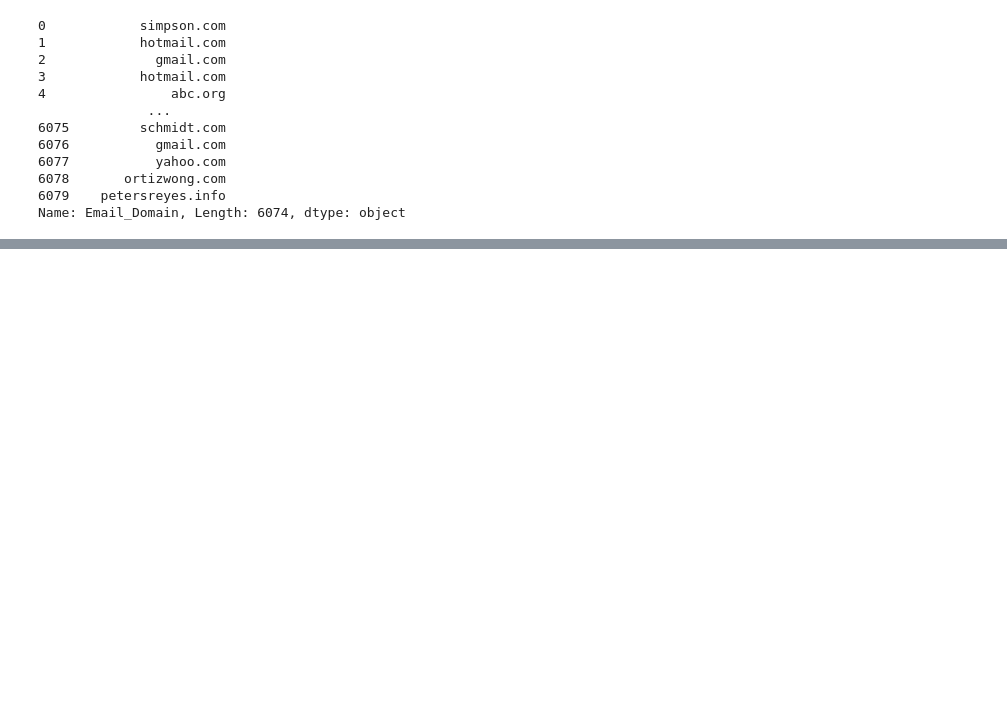
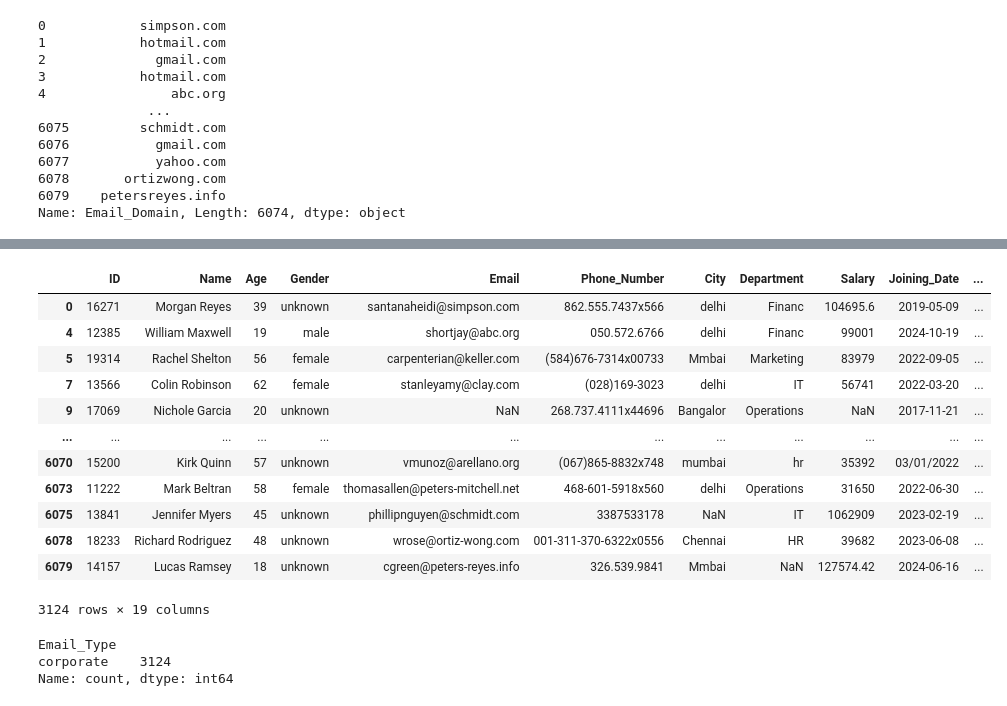
Before and after one commit to Harshi-63/Python-Training, a Jupyter notebook: data_Analysis.ipynb, the cells around one changed output, grey strips where cells are left out. Saved outputs shown, nothing was run; the diff lists cells and outputs as text; code cells hidden in the pictures; blank space fills up the shorter version.

```diff
--- a/data_Analysis.ipynb
+++ b/data_Analysis.ipynb
@@ -532,5 +526,5 @@ See the caveats in the documentation: https://pandas.pydata.org/pandas-docs/stab
 # %%
-df['Email_Domain'] = df['Email_Domain'].replace({
+df.loc[:,'Email_Domain'] = df['Email_Domain'].replace({
     'gamil.com': 'gmail.com',
     'yahooo.com': 'yahoo.com'
 })
@@ -543,2 +531,2 @@ See the caveats in the documentation: https://pandas.pydata.org/pandas-docs/stab
 # %%
-df['Email_Domain'] = df['Email_Domain'].replace('nan',np.nan)
+df.loc[:, 'Email_Domain'] = df['Email_Domain'].replace('nan',np.nan)
@@ -551,9 +533,16 @@ See the caveats in the documentation: https://pandas.pydata.org/pandas-docs/stab
 # %%
 counts = df['Email_Domain'].value_counts()
 
-rare_domains = counts[counts<50].index
-df['Domain'] = df['Email_Domain'].replace(rare_domains,'Others')
-df['Domain']
+rare_domains = counts[counts < 50].index
+
+# create Domain column first
+df['Domain'] = df['Email_Domain'].replace(rare_domains, 'Others')
+
+# now fill missing using mode (MOST COMMON VALUE)
+df['Domain'] = df['Domain'].fillna(df['Domain'].mode()[0])
+
+# check missing values
+df['Domain'].isna().sum()
 # %% [output]
 A value is trying to be set on a copy of a slice from a DataFrame.
 Try using .loc[row_indexer,col_indexer] = value instead
@@ -574,0 +576,3 @@ Name: Domain, Length: 6074, dtype: object
+# %%
+free_domains = ['gmail.com','yahoo.com','hotmail.com']
+df.loc[:,'Email_Type'] = df['Email_Domain'].apply(lambda x: 'personal' if x in free_domains else 'corporate')
@@ -574,0 +585,23 @@ Name: Domain, Length: 6074, dtype: object
+# %%
+corporate_users = df[df['Email_Type'] == 'corporate']
+corporate_users
+# %% [output]
+|  | ID | Name | Age | Gender | Email | Phone_Number | City | Department | Salary | Joining_Date | ... |
+| 0 | 16271 | Morgan Reyes | 39 | unknown | santanaheidi@simpson.com | 862.555.7437x566 | delhi | Financ | 104695.6 | 2019-05-09 | ... |
+| 4 | 12385 | William Maxwell | 19 | male | shortjay@abc.org | 050.572.6766 | delhi | Financ | 99001 | 2024-10-19 | ... |
+| 5 | 19314 | Rachel Shelton | 56 | female | carpenterian@keller.com | (584)676-7314x00733 | Mmbai | Marketing | 83979 | 2022-09-05 | ... |
+| 7 | 13566 | Colin Robinson | 62 | female | stanleyamy@clay.com | (028)169-3023 | delhi | IT | 56741 | 2022-03-20 | ... |
+| 9 | 17069 | Nichole Garcia | 20 | unknown | NaN | 268.737.4111x44696 | Bangalor | Operations | NaN | 2017-11-21 | ... |
+| ... | ... | ... | ... | ... | ... | ... | ... | ... | ... | ... | ... |
+| 6070 | 15200 | Kirk Quinn | 57 | unknown | vmunoz@arellano.org | (067)865-8832x748 | mumbai | hr | 35392 | 03/01/2022 | ... |
+| 6073 | 11222 | Mark Beltran | 58 | female | thomasallen@peters-mitchell.net | 468-601-5918x560 | delhi | Operations | 31650 | 2022-06-30 | ... |
+| 6075 | 13841 | Jennifer Myers | 45 | unknown | phillipnguyen@schmidt.com | 3387533178 | NaN | IT | 1062909 | 2023-02-19 | ... |
+| 6078 | 18233 | Richard Rodriguez | 48 | unknown | wrose@ortiz-wong.com | 001-311-370-6322x0556 | Chennai | HR | 39682 | 2023-06-08 | ... |
+| 6079 | 14157 | Lucas Ramsey | 18 | unknown | cgreen@peters-reyes.info | 326.539.9841 | Mmbai | NaN | 127574.42 | 2024-06-16 | ... |
+3124 rows × 19 columns
+# %%
+corporate_users['Email_Type'].value_counts()
+# %% [output]
+Email_Type
+corporate    3124
+Name: count, dtype: int64
```
Also changed, not shown: parts of 20 cells of this notebook, 24 other files.
